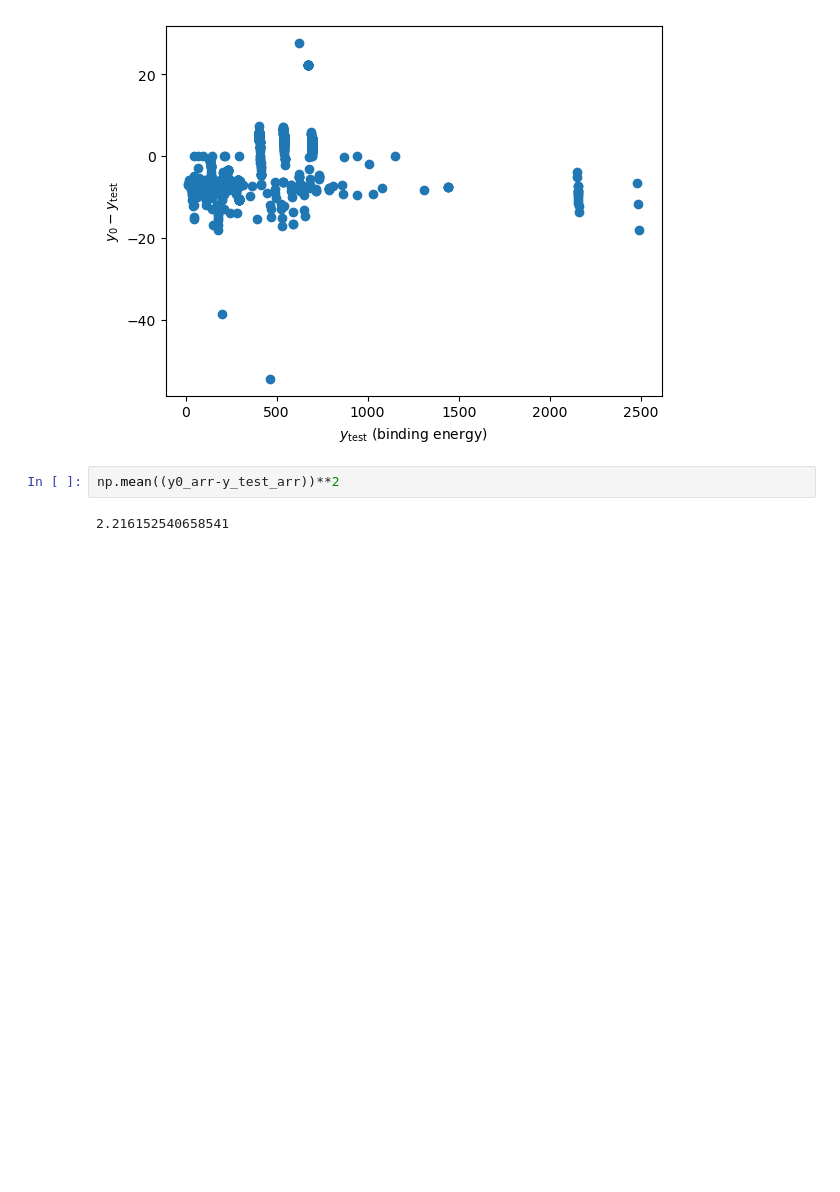
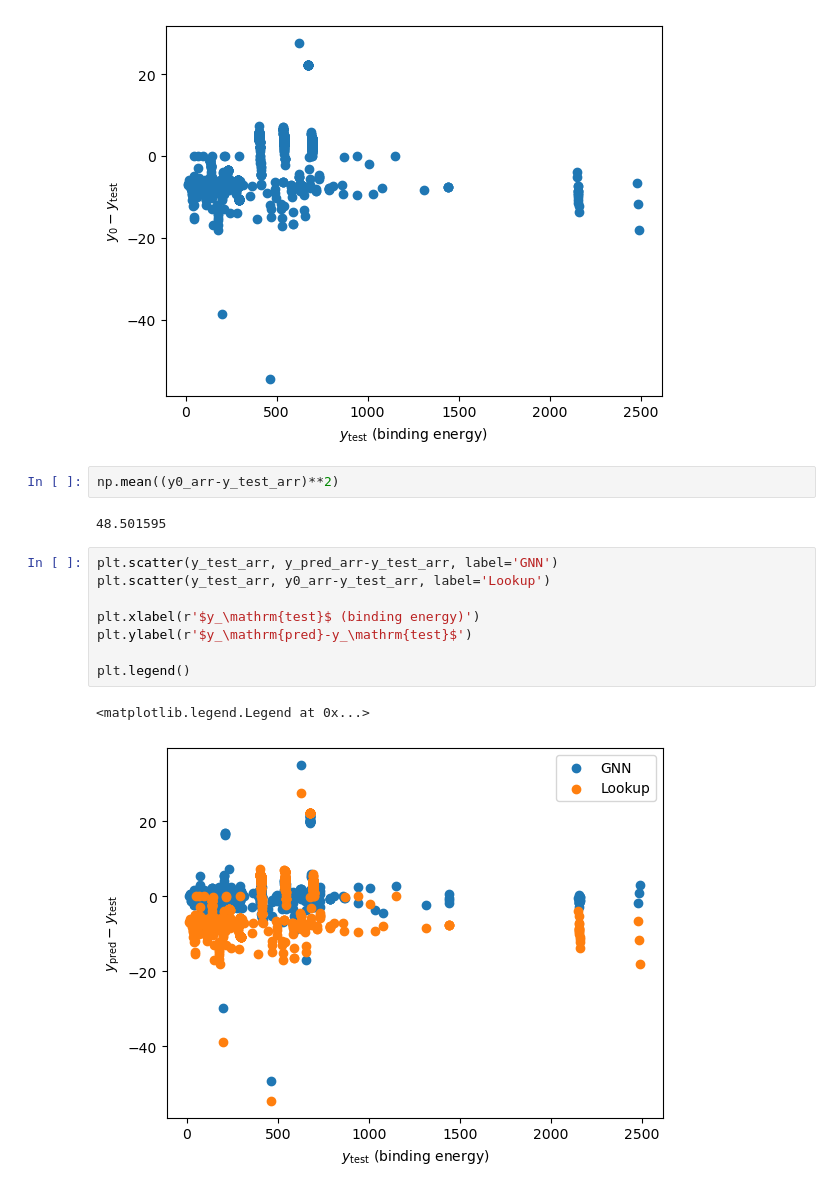
Before and after one commit to suyashk12/GNN_binding_energies, a Jupyter notebook: gnn_adapted_v1/gnn_BE.ipynb, the cells around one changed output. Saved outputs shown, nothing was run; the diff lists cells and outputs as text; blank space fills up the shorter version.

```diff
--- a/gnn_adapted_v1/gnn_BE.ipynb
+++ b/gnn_adapted_v1/gnn_BE.ipynb
@@ -759,6 +759,17 @@ plt.ylabel(r'$y_0-y_\mathrm{test}$')
 Text(0, 0.5, '$y_0-y_\\mathrm{test}$')
 [figure]
 # %%
-np.mean((y0_arr-y_test_arr))**2
+np.mean((y0_arr-y_test_arr)**2)
 # %% [output]
-2.216152540658541
+48.501595
+# %%
+plt.scatter(y_test_arr, y_pred_arr-y_test_arr, label='GNN')
+plt.scatter(y_test_arr, y0_arr-y_test_arr, label='Lookup')
+
+plt.xlabel(r'$y_\mathrm{test}$ (binding energy)')
+plt.ylabel(r'$y_\mathrm{pred}-y_\mathrm{test}$')
+
+plt.legend()
+# %% [output]
+<matplotlib.legend.Legend at 0x...>
+[figure, added]
```
